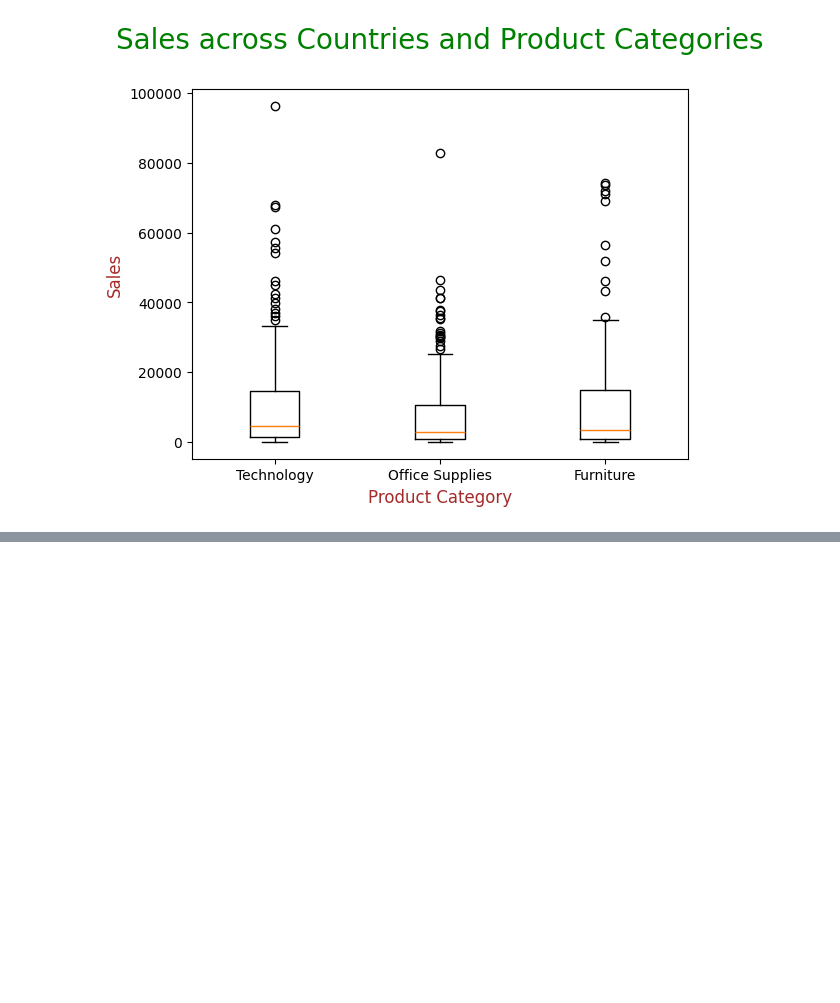
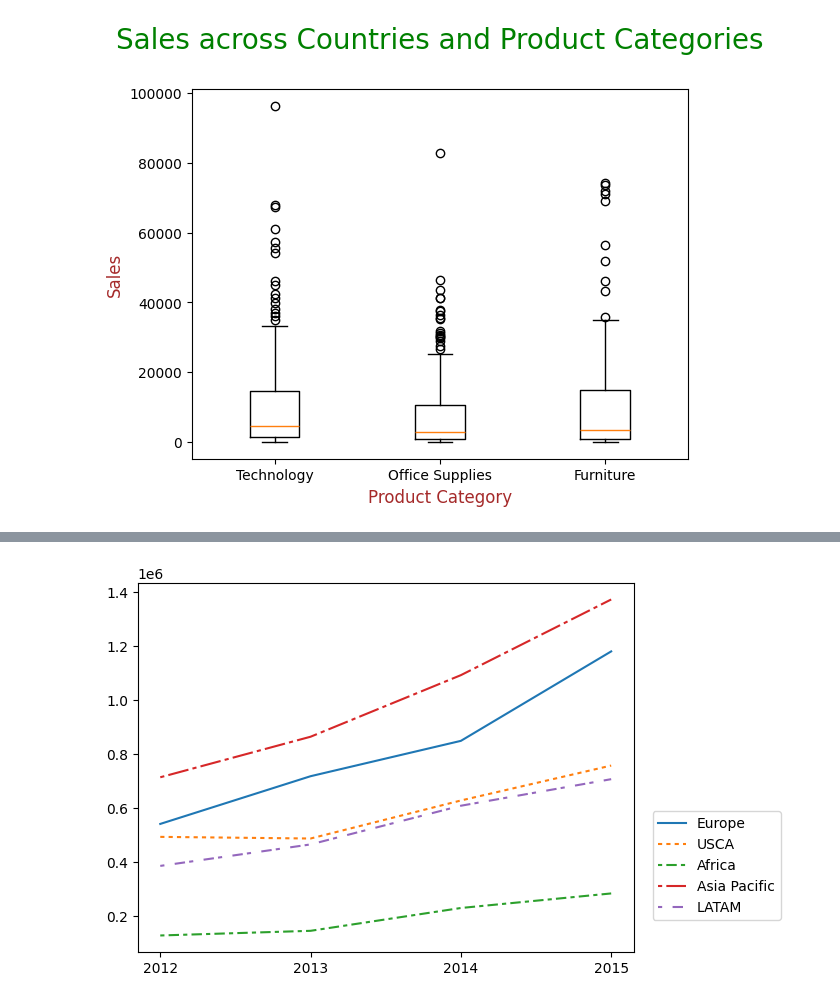
Before and after one commit to SUBHASISHBISWAS/UpGrad, a Jupyter notebook: Code/Courses/C1-SQL and Statistics Essentials/M2-Data Visualisation using Python/S1-Introduction to Data Visualisation with Matplotlib/SUBHASISH BISWAS/1-Matplotlib.ipynb, the cells around one changed output, grey strips where cells are left out. Drawn from its saved outputs; the diff is of its cells as text; code cells hidden in the pictures; blank space fills up the shorter version.

```diff
--- a/Code/Courses/C1-SQL and Statistics Essentials/M2-Data Visualisation using Python/S1-Introduction to Data Visualisation with Matplotlib/SUBHASISH BISWAS/1-Matplotlib.ipynb
+++ b/Code/Courses/C1-SQL and Statistics Essentials/M2-Data Visualisation using Python/S1-Introduction to Data Visualisation with Matplotlib/SUBHASISH BISWAS/1-Matplotlib.ipynb
@@ -274,0 +283,50 @@ plt.show()
+# %%
+years = np.array(['2012', '2013', '2014', '2015'])
+
+sales_africa = np.array([127187.27, 144480.70, 229068.79, 283036.44])
+
+sales_USCA = np.array([492756.60, 486629.30, 627634.98, 757108.13])
+
+sales_LATAM = np.array([385098.15, 464733.29, 608140.77, 706632.93])
+
+sales_Asia_Pacific = np.array([713658.22, 863983.97, 1092231.65, 1372784.40])
+
+sales_Europe = np.array([540750.63, 717611.40, 848670.24, 1180303.95])
+# %%
+# Create a figure and axis for the plot
+fig, ax = plt.subplots()
+
+# Plot sales data for Europe and set the label
+europe, = ax.plot(years, sales_Europe)
+europe.set_label("Europe")
+
+# Plot sales data for USCA and set the label and dashes
+usca, = ax.plot(years, sales_USCA)
+usca.set_label("USCA")
+usca.set_dashes([2, 2, 2, 2])
+
+# Plot sales data for Africa and set the label and dashes
+africa, = ax.plot(years, sales_africa)
+africa.set_label("Africa")
+africa.set_dashes([2, 2, 5, 2])
+
+# Plot sales data for Asia Pacific and set the label and dashes
+asia, = ax.plot(years, sales_Asia_Pacific)
+asia.set_label("Asia Pacific")
+asia.set_dashes([2, 2, 10, 2])
+
+# Plot sales data for LATAM and set the label and dashes
+latam, = ax.plot(years, sales_LATAM)
+latam.set_label("LATAM")
+latam.set_dashes([2, 5, 5, 2])
+
+# Add a legend to the plot
+plt.legend()
+
+# Adjust the legend position
+plt.legend(bbox_to_anchor=(1.31, 0.4))
+
+# Display the plot
+plt.show()
+# %% [output]
+[figure, added]
```
Also changed, not shown: parts of 1 cell of this notebook.
